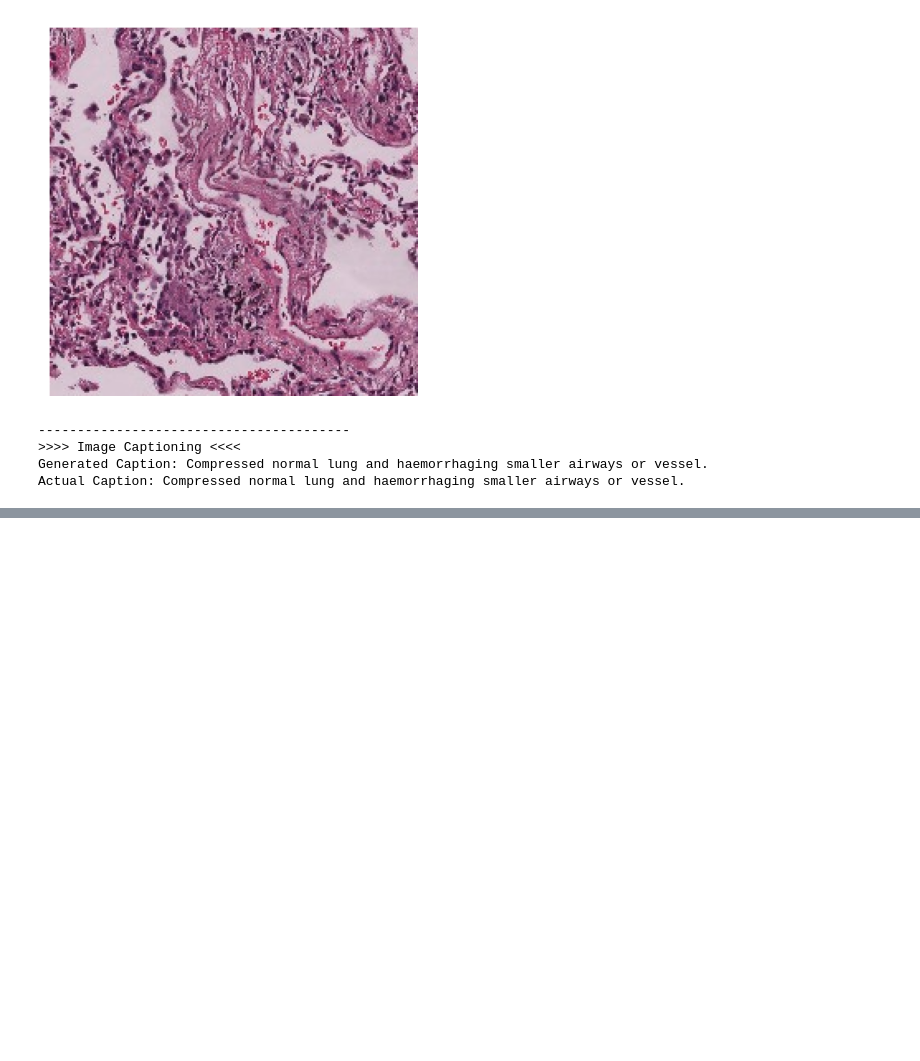
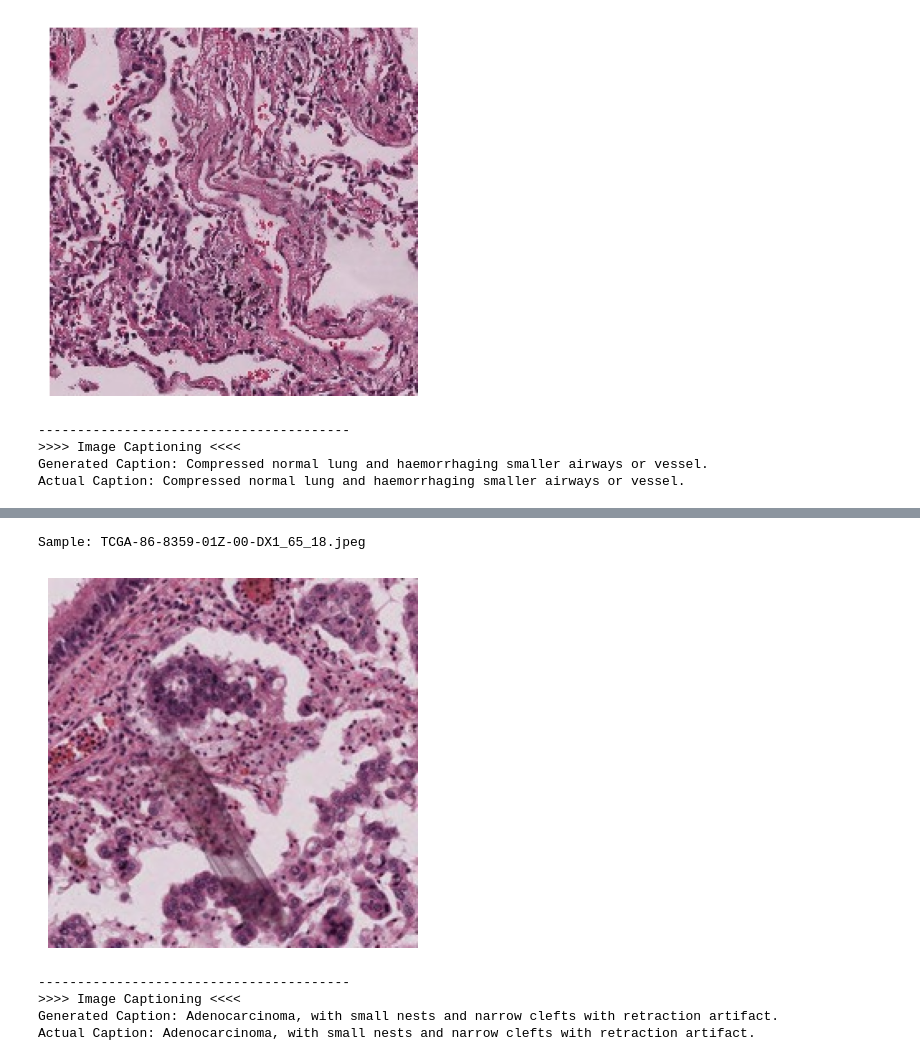
Before and after one commit to crystilonz/tumour_deep_learning, a Jupyter notebook: src/models/application/caption_lstm.ipynb, the cells around one changed output, grey strips where cells are left out. Cells and saved outputs as stored; diff of their text form; code cells hidden in the pictures; blank space fills up the shorter version.

```diff
--- a/src/models/application/caption_lstm.ipynb
+++ b/src/models/application/caption_lstm.ipynb
@@ -102,0 +124,9 @@ Actual Caption: Compressed normal lung and haemorrhaging smaller airways or vess
+# %%
+caption_machine.caption_by_name('TCGA-86-8359-01Z-00-DX1_65_18.jpeg', swap_rgb=True)
+# %% [output]
+Sample: TCGA-86-8359-01Z-00-DX1_65_18.jpeg
+[figure, added]
+----------------------------------------
+>>>> Image Captioning <<<<
+Generated Caption: Adenocarcinoma, with small nests and narrow clefts with retraction artifact.
+Actual Caption: Adenocarcinoma, with small nests and narrow clefts with retraction artifact.
```
Also changed, not shown: parts of 11 cells of this notebook, 12 other files.
